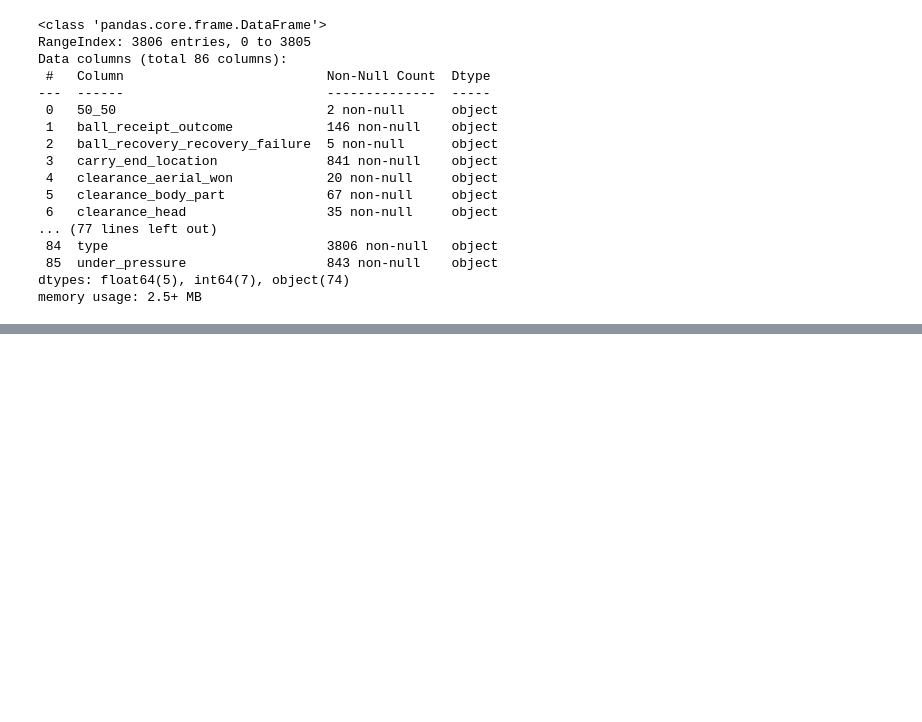
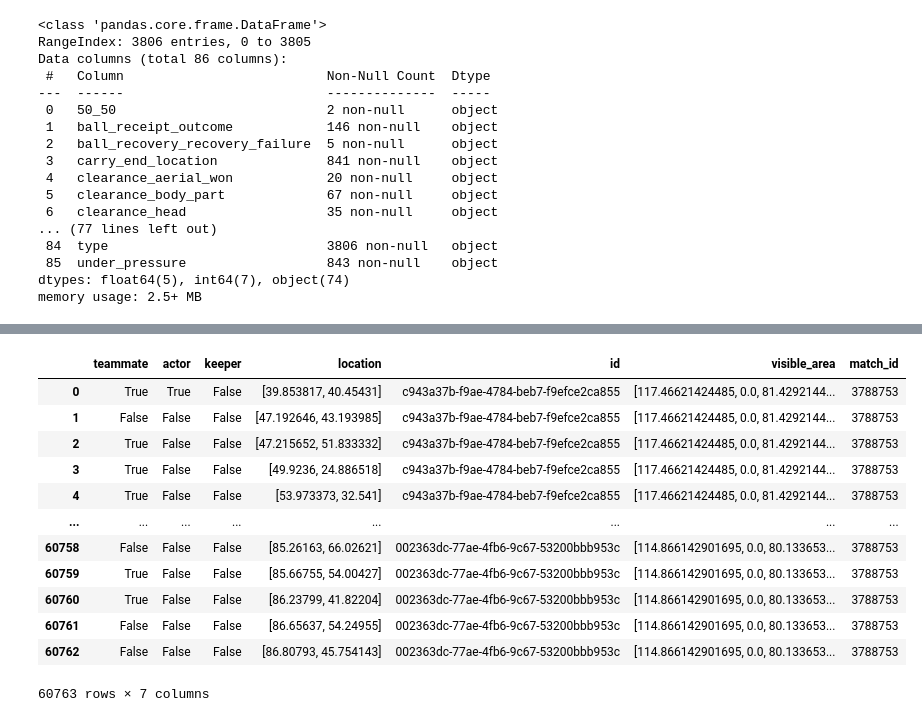
Before and after one commit to ryaa2020/Throw-ins-Gain-the-Upper-Hand, a Jupyter notebook: starter.ipynb, the cells around one changed output, grey strips where cells are left out. Drawn from its saved outputs; the diff is of its cells as text; code cells hidden in the pictures; blank space fills up the shorter version.

```diff
--- a/starter.ipynb
+++ b/starter.ipynb
@@ -140,0 +143,18 @@ events.loc[events['play_pattern'] == 'From Throw In']
+# %%
+threesixty = sb.frames(match_id = 3788753)
+# %%
+threesixty
+# %% [output]
+|  | teammate | actor | keeper | location | id | visible_area | match_id |
+| 0 | True | True | False | [39.853817, 40.45431] | c943a37b-f9ae-4784-beb7-f9efce2ca855 | [117.46621424485, 0.0, 81.4292144... | 3788753 |
+| 1 | False | False | False | [47.192646, 43.193985] | c943a37b-f9ae-4784-beb7-f9efce2ca855 | [117.46621424485, 0.0, 81.4292144... | 3788753 |
+| 2 | True | False | False | [47.215652, 51.833332] | c943a37b-f9ae-4784-beb7-f9efce2ca855 | [117.46621424485, 0.0, 81.4292144... | 3788753 |
+| 3 | True | False | False | [49.9236, 24.886518] | c943a37b-f9ae-4784-beb7-f9efce2ca855 | [117.46621424485, 0.0, 81.4292144... | 3788753 |
+| 4 | True | False | False | [53.973373, 32.541] | c943a37b-f9ae-4784-beb7-f9efce2ca855 | [117.46621424485, 0.0, 81.4292144... | 3788753 |
+| ... | ... | ... | ... | ... | ... | ... | ... |
+| 60758 | False | False | False | [85.26163, 66.02621] | 002363dc-77ae-4fb6-9c67-53200bbb953c | [114.866142901695, 0.0, 80.133653... | 3788753 |
+| 60759 | True | False | False | [85.66755, 54.00427] | 002363dc-77ae-4fb6-9c67-53200bbb953c | [114.866142901695, 0.0, 80.133653... | 3788753 |
+| 60760 | True | False | False | [86.23799, 41.82204] | 002363dc-77ae-4fb6-9c67-53200bbb953c | [114.866142901695, 0.0, 80.133653... | 3788753 |
+| 60761 | False | False | False | [86.65637, 54.24955] | 002363dc-77ae-4fb6-9c67-53200bbb953c | [114.866142901695, 0.0, 80.133653... | 3788753 |
+| 60762 | False | False | False | [86.80793, 45.754143] | 002363dc-77ae-4fb6-9c67-53200bbb953c | [114.866142901695, 0.0, 80.133653... | 3788753 |
+60763 rows × 7 columns
```
Also changed, not shown: parts of 7 cells of this notebook.
